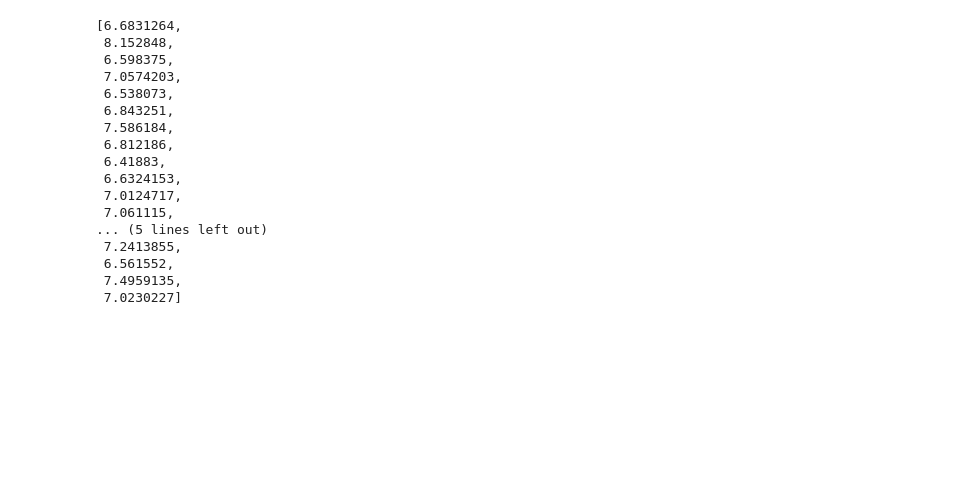
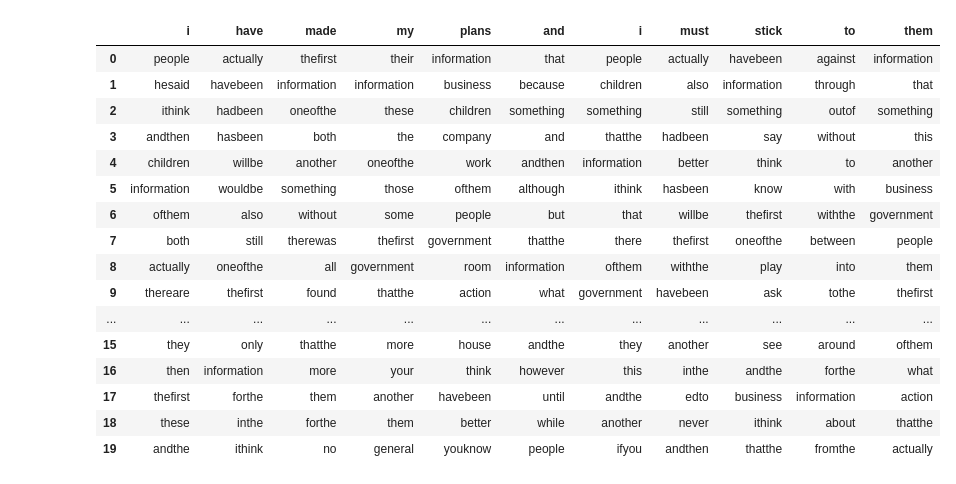
Before and after one commit to Gianni-G/semiolog, a Jupyter notebook: hf_bert.ipynb, the cells around one changed output. Cells and saved outputs as stored; diff of their text form; code cells hidden in the pictures; blank space fills up the shorter version.

```diff
--- a/hf_bert.ipynb
+++ b/hf_bert.ipynb
@@ -59,20 +58,20 @@ slg.util.df([list(p.paradigm.keys)[:20] for p in sent_seq.chain.tokens], keys =
 # %%
-[p.paradigm.entropy for p in sent_seq.chain.tokens]
+slg.util.df([list(p.paradigm.top_freq)[:20] for p in sent_seq.chain.tokens], keys = sent_tokenized.split())
 # %% [output]
-[6.6831264,
- 8.152848,
- 6.598375,
- 7.0574203,
- 6.538073,
- 6.843251,
- 7.586184,
- 6.812186,
- 6.41883,
- 6.6324153,
- 7.0124717,
- 7.061115,
-... (5 lines left out)
- 7.2413855,
- 6.561552,
- 7.4959135,
- 7.0230227]
+|  | i | have | made | my | plans | and | i | must | stick | to | them |
+| 0 | people | actually | thefirst | their | information | that | people | actually | havebeen | against | information |
+| 1 | hesaid | havebeen | information | information | business | because | children | also | information | through | that |
+| 2 | ithink | hadbeen | oneofthe | these | children | something | something | still | something | outof | something |
+| 3 | andthen | hasbeen | both | the | company | and | thatthe | hadbeen | say | without | this |
+| 4 | children | willbe | another | oneofthe | work | andthen | information | better | think | to | another |
+| 5 | information | wouldbe | something | those | ofthem | although | ithink | hasbeen | know | with | business |
+| 6 | ofthem | also | without | some | people | but | that | willbe | thefirst | withthe | government |
+| 7 | both | still | therewas | thefirst | government | thatthe | there | thefirst | oneofthe | between | people |
+| 8 | actually | oneofthe | all | government | room | information | ofthem | withthe | play | into | them |
+| 9 | thereare | thefirst | found | thatthe | action | what | government | havebeen | ask | tothe | thefirst |
+| ... | ... | ... | ... | ... | ... | ... | ... | ... | ... | ... | ... |
+| 15 | they | only | thatthe | more | house | andthe | they | another | see | around | ofthem |
+| 16 | then | information | more | your | think | however | this | inthe | andthe | forthe | what |
+| 17 | thefirst | forthe | them | another | havebeen | until | andthe | edto | business | information | action |
+| 18 | these | inthe | forthe | them | better | while | another | never | ithink | about | thatthe |
+| 19 | andthe | ithink | no | general | youknow | people | ifyou | andthen | thatthe | fromthe | actually |
```
Also changed, not shown: parts of 35 cells of this notebook.
